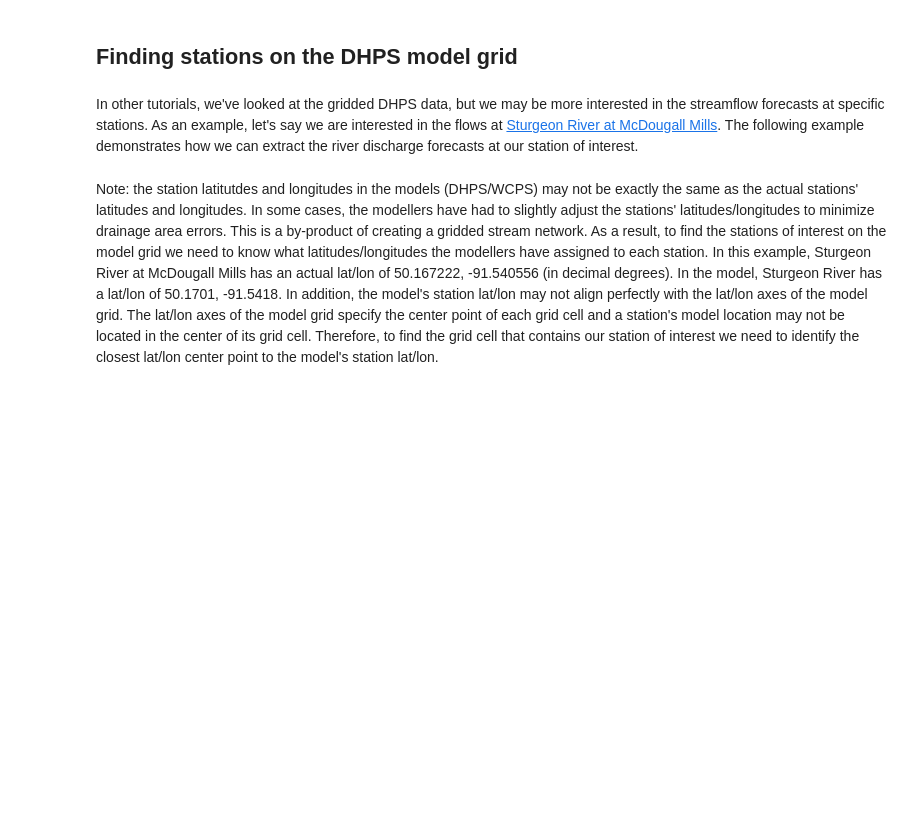
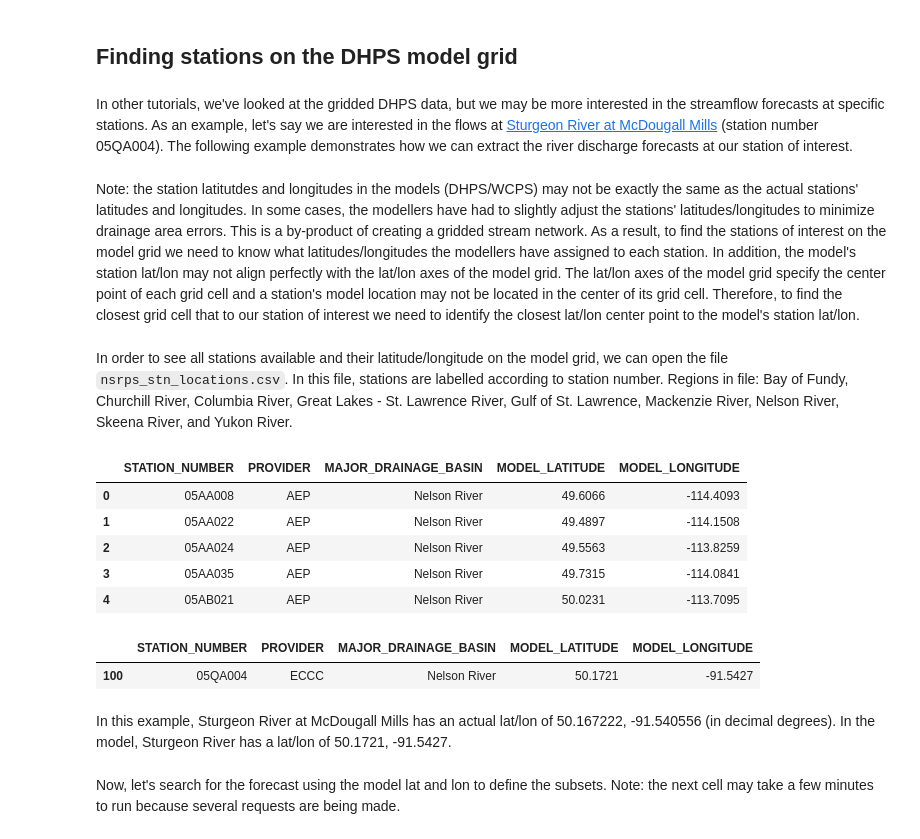
Before and after one commit to NHS-Dev/geomet-nsrps-streamflow-tutorials, a Jupyter notebook: Python/locating-stations-on-grids.ipynb, the cells around one changed output. Drawn from its saved outputs; the diff is of its cells as text; code cells hidden in the pictures; blank space fills up the shorter version.

Commit message:
Updated python tutorials

```diff
--- a/Python/locating-stations-on-grids.ipynb
+++ b/Python/locating-stations-on-grids.ipynb
@@ -134,6 +77,6 @@ Attributes:
 # %% [markdown]
 ## Finding stations on the DHPS model grid
 # %% [markdown]
-In other tutorials, we've looked at the gridded DHPS data, but we may be more interested in the streamflow forecasts at specific stations. As an example, let's say we are interested in the flows at [Sturgeon River at McDougall Mills](https://wateroffice.ec.gc.ca/report/real_time_e.html?stn=05QA004). The following example demonstrates how we can extract the river discharge forecasts at our station of interest.
+In other tutorials, we've looked at the gridded DHPS data, but we may be more interested in the streamflow forecasts at specific stations. As an example, let's say we are interested in the flows at [Sturgeon River at McDougall Mills](https://wateroffice.ec.gc.ca/report/real_time_e.html?stn=05QA004) (station number 05QA004). The following example demonstrates how we can extract the river discharge forecasts at our station of interest.
 # %% [markdown]
-Note: the station latitutdes and longitudes in the models (DHPS/WCPS) may not be exactly the same as the actual stations' latitudes and longitudes. In some cases, the modellers have had to slightly adjust the stations' latitudes/longitudes to minimize drainage area errors. This is a by-product of creating a gridded stream network. As a result, to find the stations of interest on the model grid we need to know what latitudes/longitudes the modellers have assigned to each station. In this example, Sturgeon River at McDougall Mills has an actual lat/lon of 50.167222, -91.540556 (in decimal degrees). In the model, Sturgeon River has a lat/lon of 50.1701, -91.5418. In addition, the model's station lat/lon may not align perfectly with the lat/lon axes of the model grid. The lat/lon axes of the model grid specify the center point of each grid cell and a station's model location may not be located in the center of its grid cell. Therefore, to find the grid cell that contains our station of interest we need to identify the closest lat/lon center point to the model's station lat/lon.
+Note: the station latitutdes and longitudes in the models (DHPS/WCPS) may not be exactly the same as the actual stations' latitudes and longitudes. In some cases, the modellers have had to slightly adjust the stations' latitudes/longitudes to minimize drainage area errors. This is a by-product of creating a gridded stream network. As a result, to find the stations of interest on the model grid we need to know what latitudes/longitudes the modellers have assigned to each station. In addition, the model's station lat/lon may not align perfectly with the lat/lon axes of the model grid. The lat/lon axes of the model grid specify the center point of each grid cell and a station's model location may not be located in the center of its grid cell. Therefore, to find the closest grid cell that to our station of interest we need to identify the closest lat/lon center point to the model's station lat/lon.
@@ -161,0 +83,24 @@ lat, lon = find_stn_on_grid(latst, lonst)
+# %% [markdown]
+In order to see all stations available and their latitude/longitude on the model grid, we can open the file `nsrps_stn_locations.csv`. In this file, stations are labelled according to station number. Regions in file: Bay of Fundy, Churchill River, Columbia River, Great Lakes - St. Lawrence River, Gulf of St. Lawrence, Mackenzie River, Nelson River, Skeena River, and Yukon River.
+# %%
+# define location of csv and open as a dataframe
+station_df = pd.read_csv('../nsrps_stn_locations.csv', skiprows=2) #skipping the first two rows are these are user info
+station_df.head()
+# %% [output]
+|  | STATION_NUMBER | PROVIDER | MAJOR_DRAINAGE_BASIN | MODEL_LATITUDE | MODEL_LONGITUDE |
+| 0 | 05AA008 | AEP | Nelson River | 49.6066 | -114.4093 |
+| 1 | 05AA022 | AEP | Nelson River | 49.4897 | -114.1508 |
+| 2 | 05AA024 | AEP | Nelson River | 49.5563 | -113.8259 |
+| 3 | 05AA035 | AEP | Nelson River | 49.7315 | -114.0841 |
+| 4 | 05AB021 | AEP | Nelson River | 50.0231 | -113.7095 |
+# %%
+# define the station number of interest
+stn_num = '05QA004'
+
+# select station of interest
+station_df[station_df["STATION_NUMBER"] == stn_num]
+# %% [output]
+|  | STATION_NUMBER | PROVIDER | MAJOR_DRAINAGE_BASIN | MODEL_LATITUDE | MODEL_LONGITUDE |
+| 100 | 05QA004 | ECCC | Nelson River | 50.1721 | -91.5427 |
+# %% [markdown]
+In this example, Sturgeon River at McDougall Mills has an actual lat/lon of 50.167222, -91.540556 (in decimal degrees). In the model, Sturgeon River has a lat/lon of 50.1721, -91.5427.
@@ -161,0 +111,2 @@ lat, lon = find_stn_on_grid(latst, lonst)
+# %% [markdown]
+Now, let's search for the forecast using the model lat and lon to define the subsets. Note: the next cell may take a few minutes to run because several requests are being made.
```
Also changed, not shown: parts of 61 cells of this notebook, 1 other file.
